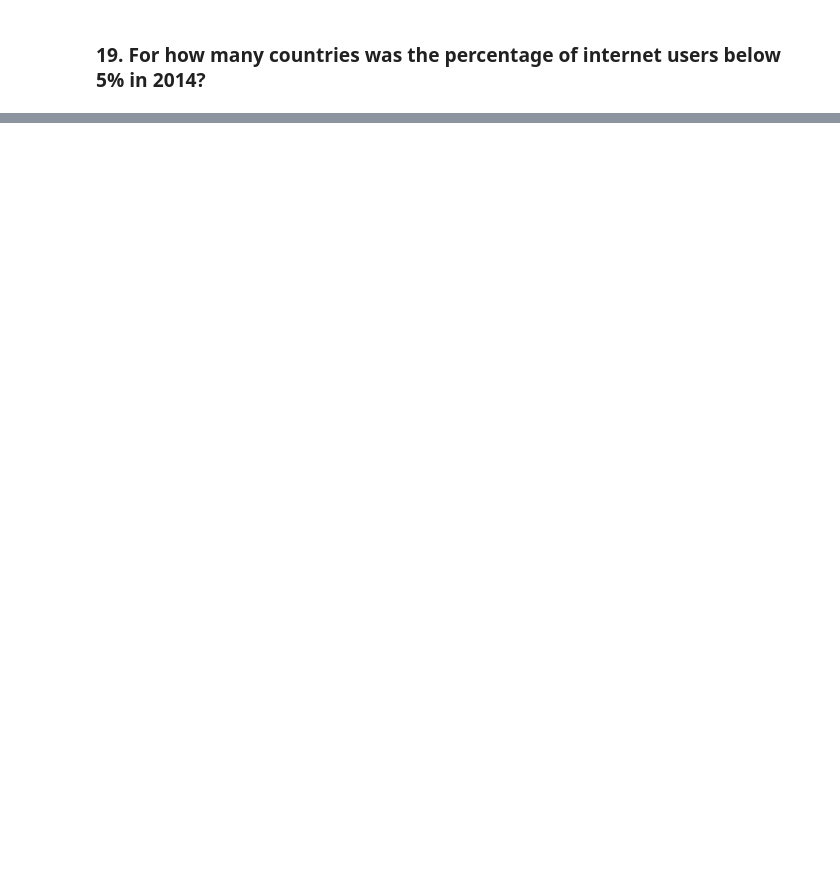
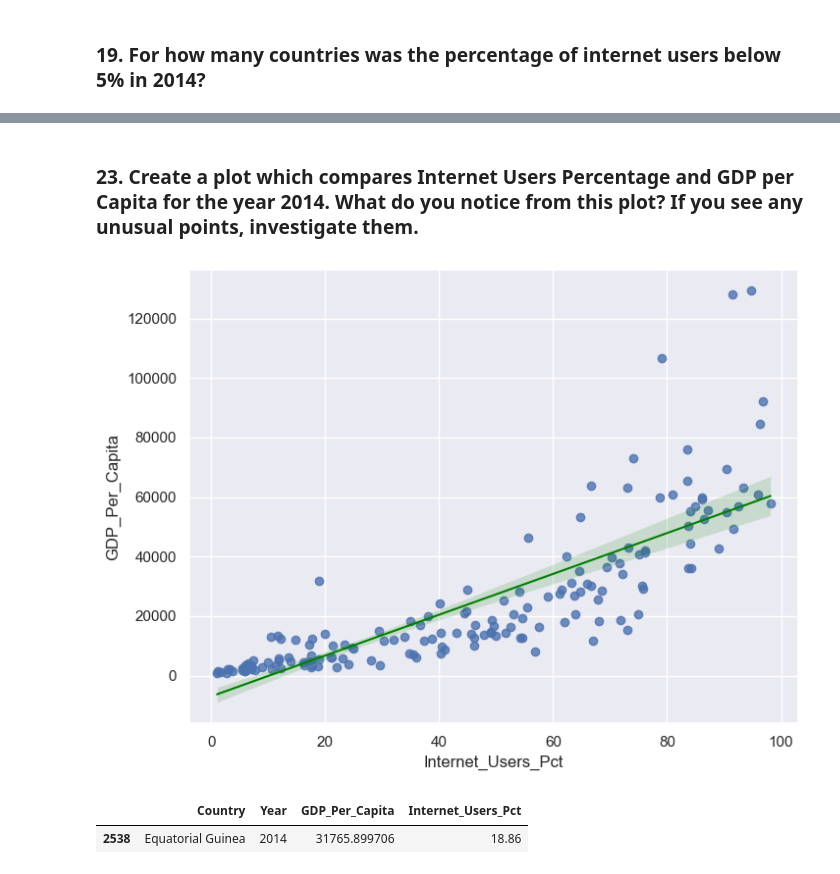
Before and after one commit to NSS-Data-Analytics-Cohort-14/gdp-and-internet-usage-lou-knoble, a Jupyter notebook: notebooks/example.ipynb, the cells around one changed output, grey strips where cells are left out. Saved outputs shown, nothing was run; the diff lists cells and outputs as text; code cells hidden in the pictures; blank space fills up the shorter version.

```diff
--- a/notebooks/example.ipynb
+++ b/notebooks/example.ipynb
@@ -292,0 +401,3 @@ There are more users overall in 2014 versus 2000.
+# %%
+gdp_and_internet_use_2014 = gdp_and_internet_use[(gdp_and_internet_use.Year == 2014)]
+gdp_and_internet_use_2014.head()
@@ -292,0 +411,18 @@ There are more users overall in 2014 versus 2000.
+# %% [markdown]
+### 23. Create a plot which compares Internet Users Percentage and GDP per Capita for the year 2014. What do you notice from this plot? If you see any unusual points, investigate them.
+# %%
+fig, ax = plt.subplots(figsize=(8, 6))
+sns.regplot(
+    x=gdp_and_internet_use_2014["Internet_Users_Pct"],
+    y=gdp_and_internet_use_2014["GDP_Per_Capita"],
+    line_kws={"color": "green", "linewidth": 1.5},
+    ax=ax
+)
+plt.show()
+# %% [output]
+[figure, added]
+# %%
+gdp_and_internet_use_2014[(gdp_and_internet_use_2014.GDP_Per_Capita > 20000) & (gdp_and_internet_use_2014.Internet_Users_Pct < 20)]
+# %% [output]
+|  | Country | Year | GDP_Per_Capita | Internet_Users_Pct |
+| 2538 | Equatorial Guinea | 2014 | 31765.899706 | 18.86 |
```
Also changed, not shown: parts of 22 cells of this notebook.
